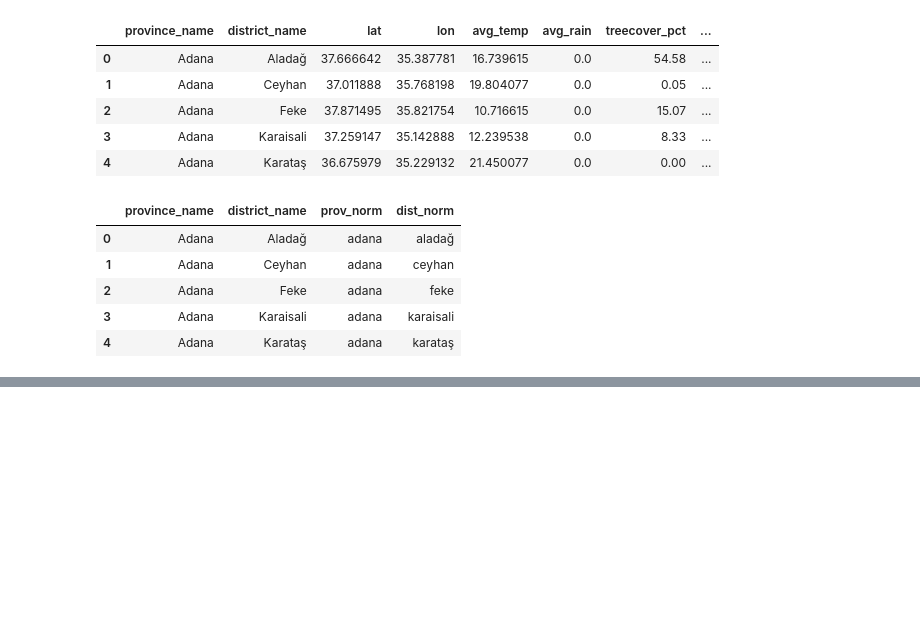
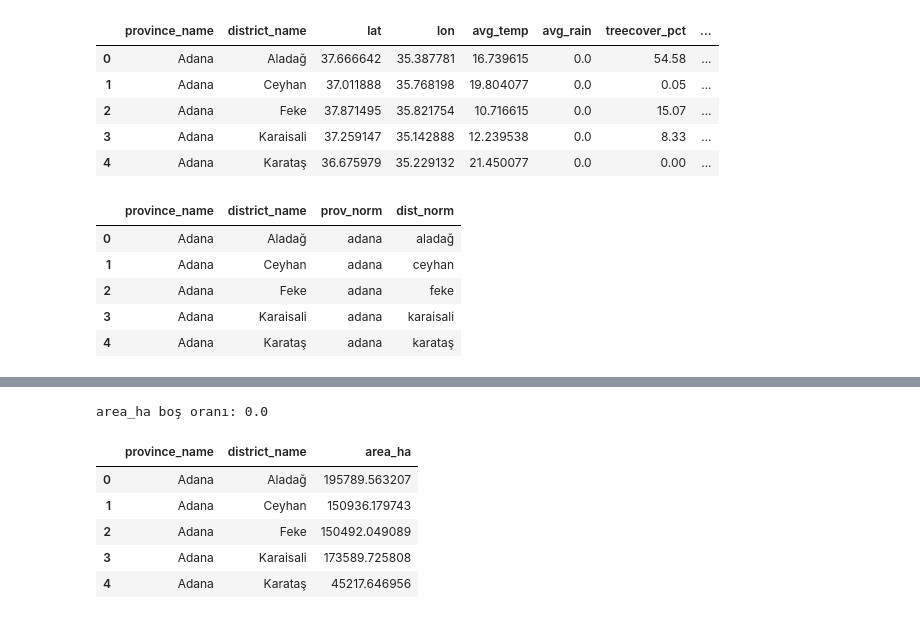
Before and after one commit to Eminetass/greensense-ai, a Jupyter notebook: notebooks/07_final_model_and_lookup.ipynb, the cells around one changed output, grey strips where cells are left out. Drawn from its saved outputs; the diff is of its cells as text; code cells hidden in the pictures; blank space fills up the shorter version.

```diff
--- a/notebooks/07_final_model_and_lookup.ipynb
+++ b/notebooks/07_final_model_and_lookup.ipynb
@@ -91,0 +129,16 @@ FileNotFoundError: Shapefile bulunamadı: ..\data\raw\admin_boundaries_gadm41_TU
+# %%
+df = df.merge(gdf_small, on=["prov_norm","dist_norm"], how="left")
+
+missing_area = df["area_ha"].isna().mean()
+print("area_ha boş oranı:", missing_area)
+
+# Çok az boş olmalı. Eğer yüksekse isim eşleşmesi bozuk demektir.
+df[["province_name","district_name","area_ha"]].head()
+# %% [output]
+area_ha boş oranı: 0.0
+|  | province_name | district_name | area_ha |
+| 0 | Adana | Aladağ | 195789.563207 |
+| 1 | Adana | Ceyhan | 150936.179743 |
+| 2 | Adana | Feke | 150492.049089 |
+| 3 | Adana | Karaisali | 173589.725808 |
+| 4 | Adana | Karataş | 45217.646956 |
```
Also changed, not shown: parts of 13 cells of this notebook, 3 other files.
